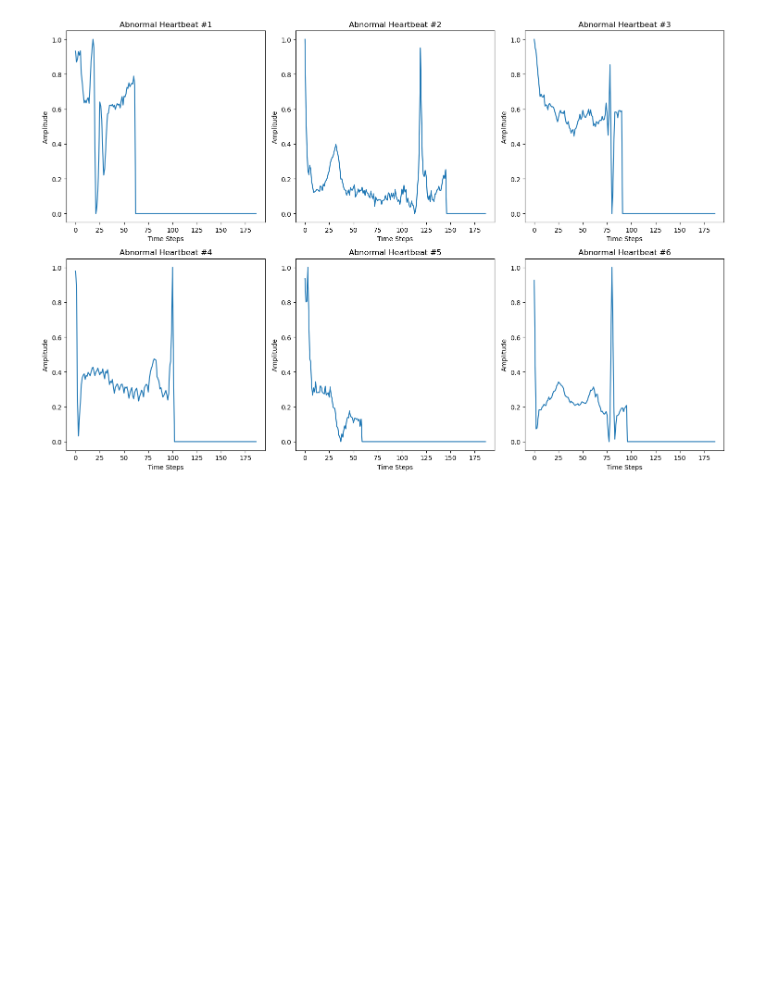
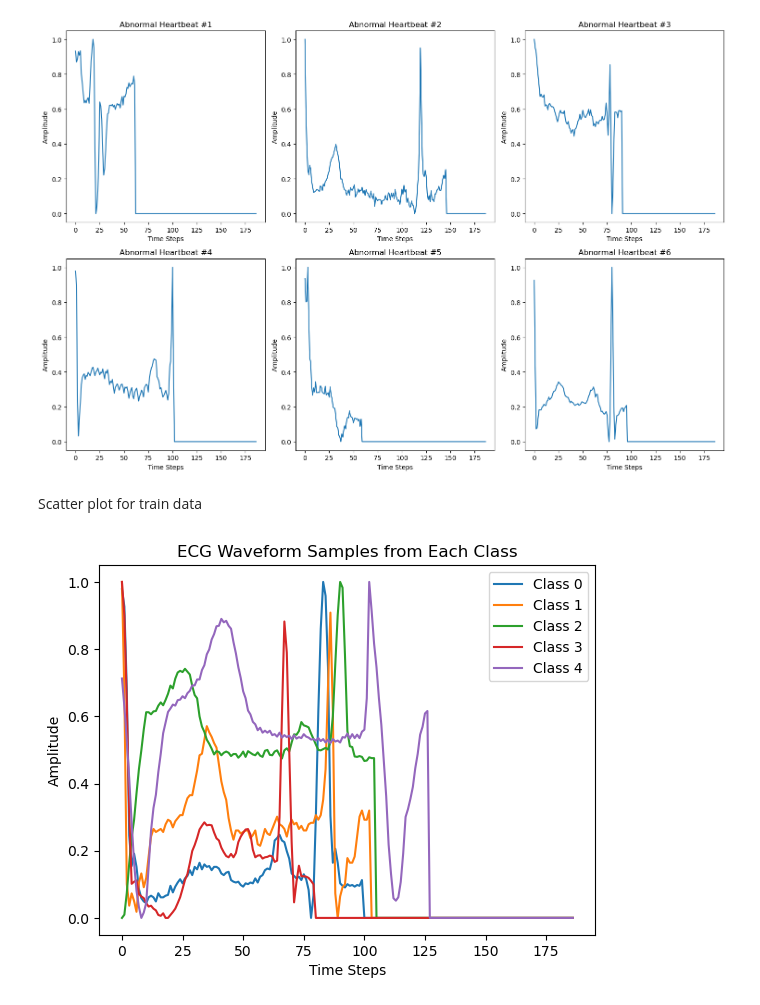
Before and after one commit to arilui/EKGenie, a Jupyter notebook: HawraaJupyter.ipynb, the cells around one changed output. Drawn from its saved outputs; the diff is of its cells as text; code cells hidden in the pictures; blank space fills up the shorter version.

Commit message:
i added more graphs

```diff
--- a/HawraaJupyter.ipynb
+++ b/HawraaJupyter.ipynb
@@ -240,3 +239,17 @@ plt.tight_layout()
 plt.show()
 # %% [output]
 [figure]
+# %% [markdown]
+Scatter plot for train data
+# %%
+for label in np.unique(y_train):
+    index = np.where(y_train == label)[0][0]
+    plt.plot(X_train.iloc[index], label=f"Class {int(label)}")
+
+plt.title("ECG Waveform Samples from Each Class")
+plt.xlabel("Time Steps")
+plt.ylabel("Amplitude")
+plt.legend()
+plt.show()
+# %% [output]
+[figure, added]
```
Also changed, not shown: parts of 3 cells of this notebook.
